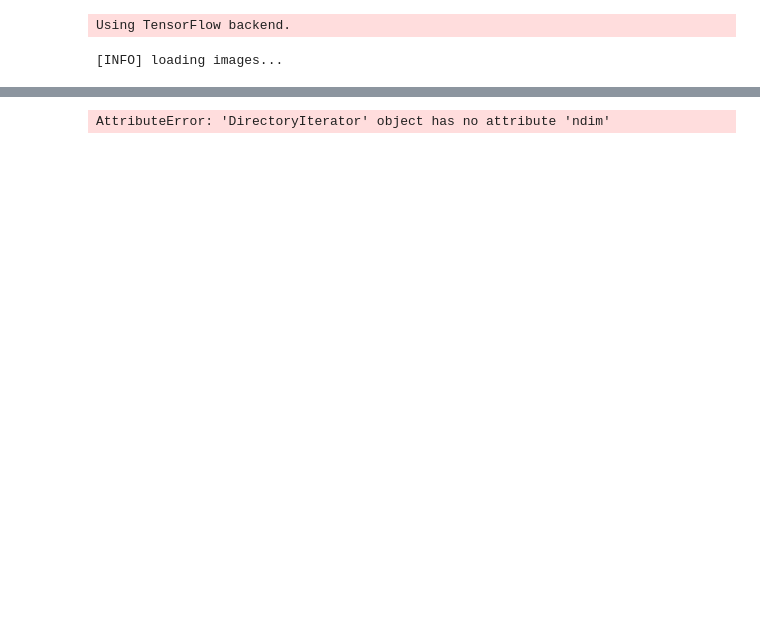
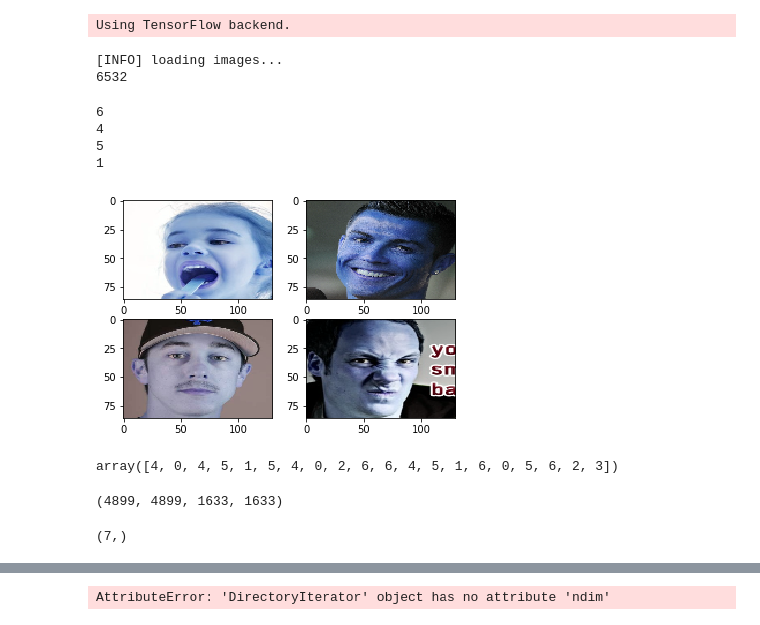
Before and after one commit to gupta-ujjwal/EmotionClassifier, a Jupyter notebook: kernal.ipynb, the cells around one changed output, grey strips where cells are left out. Saved outputs shown, nothing was run; the diff lists cells and outputs as text; code cells hidden in the pictures; blank space fills up the shorter version.

```diff
--- a/kernal.ipynb
+++ b/kernal.ipynb
@@ -27,22 +27,27 @@ from sklearn.model_selection import train_test_split
 Using TensorFlow backend.
 # %%
 print("[INFO] loading images...")
-imagePaths = sorted(list(paths.list_images('Dataset')))
+imagePaths = sorted(list(paths.list_images('DatasetN')))
 random.seed(42)
 random.shuffle(imagePaths)
+print(len(imagePaths))
 # %% [output]
 [INFO] loading images...
+6532
 # %%
 EPOCHS = 500
 INIT_LR = 1e-4
-BS = 256
-w=200#you can change this in a multiple of 2
-h=200
+BS = 128
+w=130 #you can change this in a multiple of 2
+h=86
 
 # initialize the data and labels
 data = []
 labels = []
+# %%
+Emotions = [(0,'Angry'),(1,'Disgusted'),(2,'Fear'),(3,'Sad'),(4,'Happy'),(5,'Neutral'),(6,'Surprised')]
 # %%
+i = 0
 for imagePath in imagePaths:
     image = cv2.imread(imagePath)
     image = cv2.resize(image, (w,h))#resize image maintaining aspect ratio
@@ -54,29 +59,47 @@ for imagePath in imagePaths:
     g = image
     image = img_to_array(g)
     data.append(image)
-    label = imagePath.split(os.path.sep)[-1].split('_')[0]
-    if label == 'Angry':
-        label = 0
-    elif label == 'Disgusted':
-        label = 1
-    elif label == 'Afraid':
-        label = 2
-    elif label == 'Sad':
-        label = 3
-    elif label == 'Happy':
-        label = 4
-    elif label == 'Neutral':
-        label = 5
-    else:
-        label = 6
-
+    name = imagePath.split(os.path.sep)[1]
+    if name == Emotions[0][1]:
+        label = Emotions[0][0]
+    elif name == Emotions[1][1]:
+        label = Emotions[1][0]
+    elif name == Emotions[2][1]:
+        label = Emotions[2][0]
+    elif name == Emotions[3][1]:
+        label = Emotions[3][0]
+    elif name == Emotions[4][1]:
+        label = Emotions[4][0]
+    elif name == Emotions[5][1]:
+        label = Emotions[5][0]
+    elif name == Emotions[6][1]:
+        label = Emotions[6][0]
     labels.append(label)
 
 # scale the raw pixel intensities to the range [0, 1]
 data = np.array(data, dtype="float") / 255.0
 labels = np.array(labels)
+# %%
+for i in range(0, 4):
+        plt.subplot(220 + 1 + i)
+        plt.imshow(data[i+10])
+        print(labels[i+10])
+# %% [output]
+6
+4
+5
+1
+[figure, added]
+# %%
+labels[:20]
+# %% [output]
+array([4, 0, 4, 5, 1, 5, 4, 0, 2, 6, 6, 4, 5, 1, 6, 0, 5, 6, 2, 3])
 # %%
 (trainX, testX, trainY, testY) = train_test_split(data, labels, test_size=0.25, random_state=42)
 # %%
 trainY = to_categorical(trainY, num_classes=7)
 testY = to_categorical(testY, num_classes=7)
+# %%
+len(trainX),len(trainY),len(testX),len(testY)
+# %% [output]
+(4899, 4899, 1633, 1633)
@@ -83,3 +108,7 @@ testY = to_categorical(testY, num_classes=7)
+# %%
+trainY[0].shape
+# %% [output]
+(7,)
 # %%
 aug = ImageDataGenerator(zca_whitening=True,fill_mode="nearest")
 # %%
```
Also changed, not shown: parts of 10 cells of this notebook, 2 other files.
